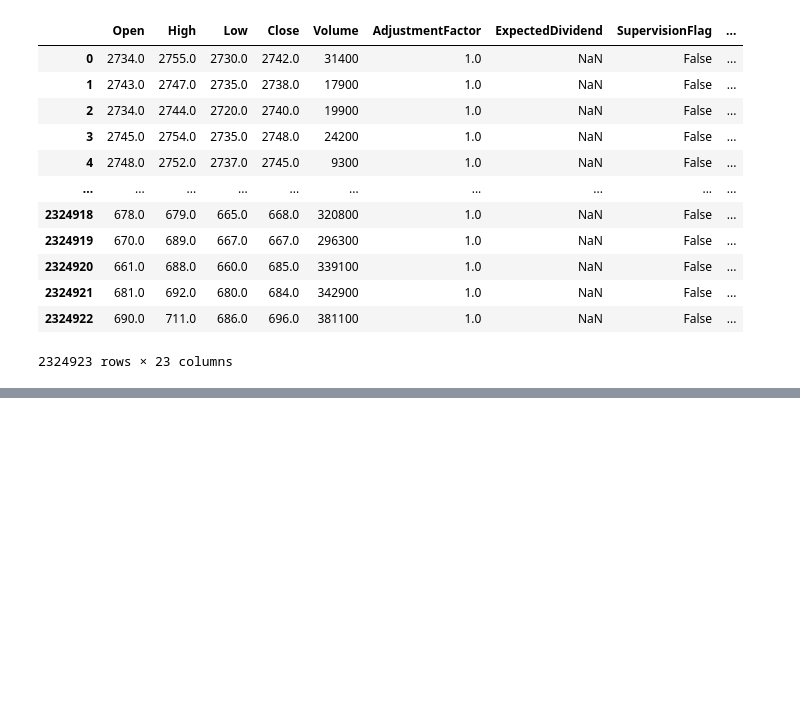
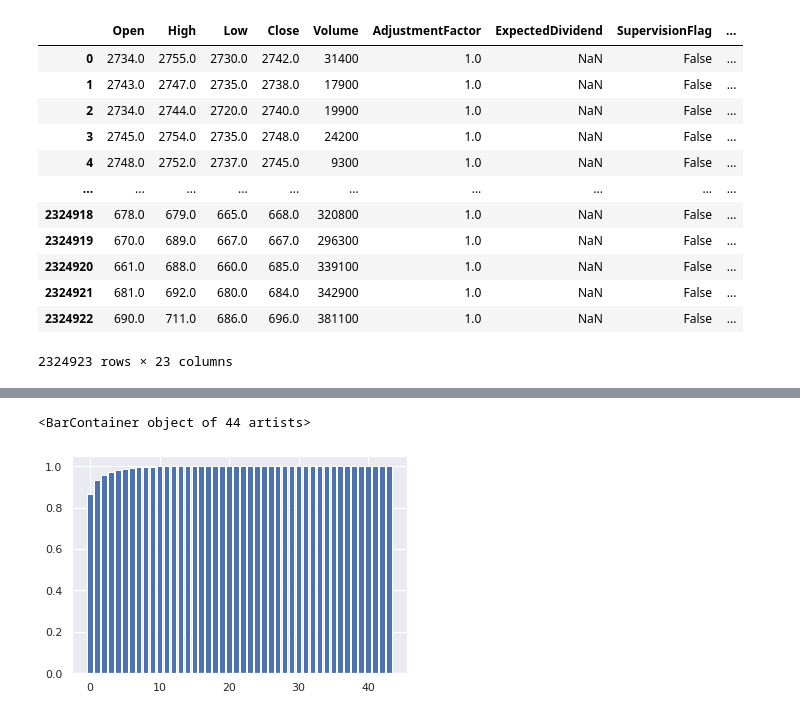
Before and after one commit to velblu/Tokyo-Stock-Exchange-Predictions, a Jupyter notebook: jpx_prediction.ipynb, the cells around one changed output, grey strips where cells are left out. Saved outputs shown, nothing was run; the diff lists cells and outputs as text; code cells hidden in the pictures; blank space fills up the shorter version.

```diff
--- a/jpx_prediction.ipynb
+++ b/jpx_prediction.ipynb
@@ -1827,0 +1888,5 @@ Name: Class, dtype: int64
+# %%
+# scaling
+test_transformer = StandardScaler()
+X_data = test_transformer.fit_transform(X=X_data)
+X_data = pd.DataFrame(X_data, columns=data_cols)
@@ -1827,0 +1896,8 @@ Name: Class, dtype: int64
+# %%
+# encoding features labels
+test_transformer = LabelEncoder()
+for column in cat_data.columns:
+  test_transformer.fit(cat_data[column])
+  cat_data[column] = test_transformer.transform(cat_data[column])
+
+cat_data.head()
@@ -1827,0 +1911,4 @@ Name: Class, dtype: int64
+# %%
+# merging categorical and numerical
+X_data = pd.DataFrame(X_data).join(cat_data)
+X_data.head()
@@ -1827,0 +1926,7 @@ Name: Class, dtype: int64
+# %%
+# PCA
+pca = PCA(n_components=None )
+pca.fit(X_data)
+
+# Variance ratio..
+pca.explained_variance_ratio_
@@ -1827,0 +1958,5 @@ Name: Class, dtype: int64
+# %%
+plt.bar(range(44), np.cumsum(pca.explained_variance_ratio_))
+# %% [output]
+<BarContainer object of 44 artists>
+[figure, added]
```
Also changed, not shown: parts of 143 cells of this notebook.
